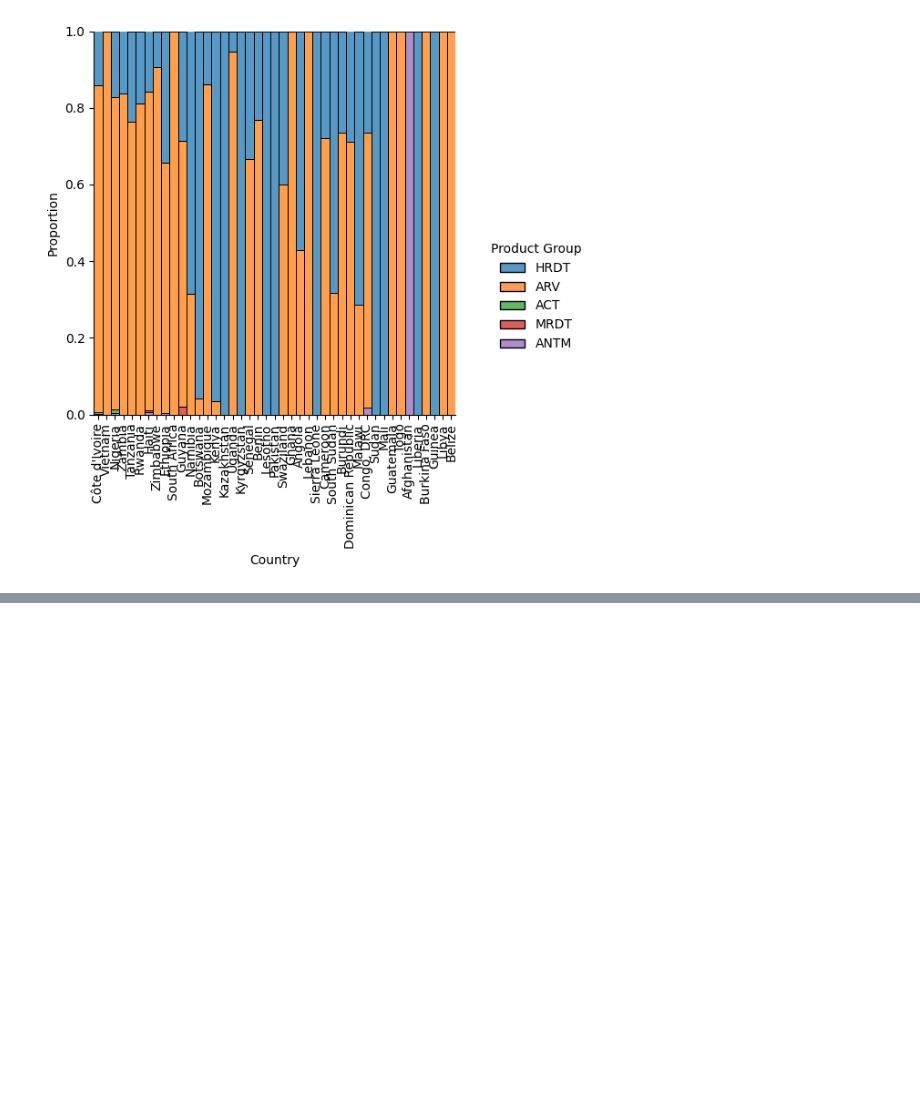
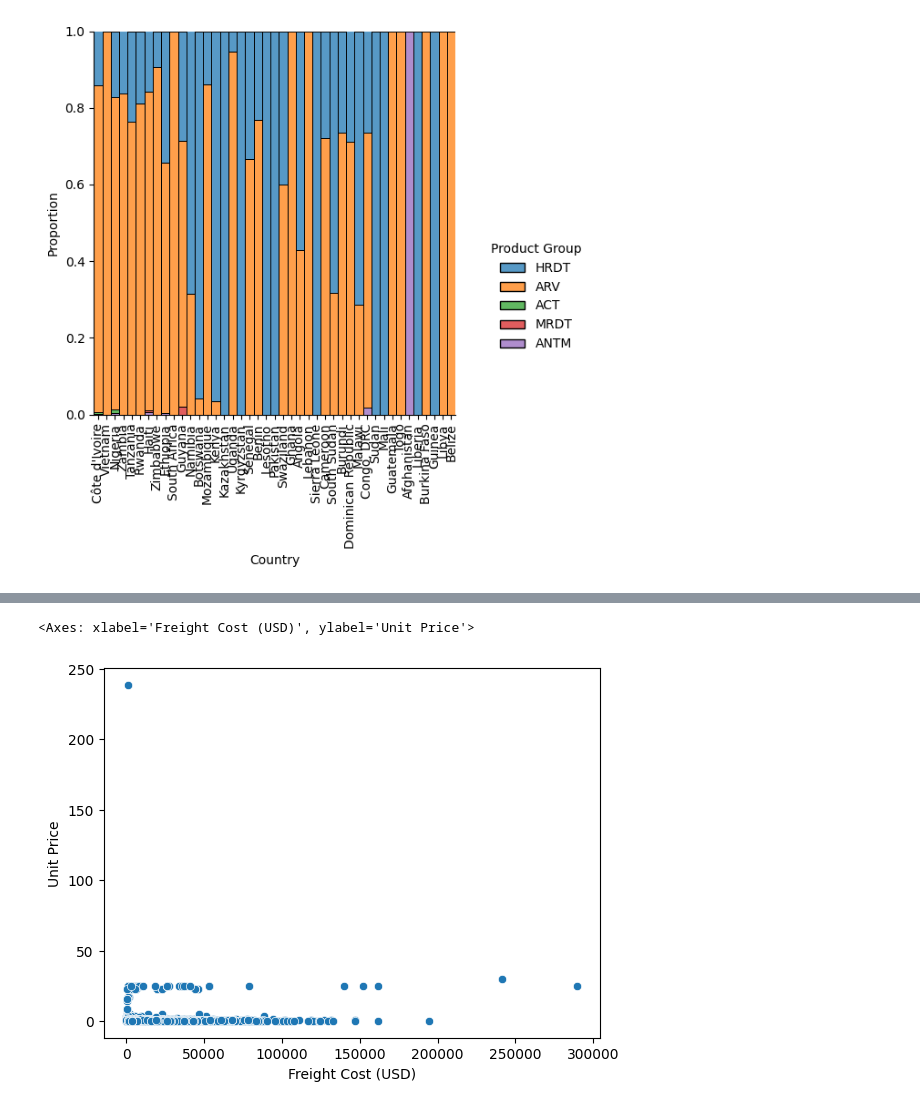
Before and after one commit to CognizantDS/AgenticSupply, a Jupyter notebook: docs/exploratory_analysis.ipynb, the cells around one changed output, grey strips where cells are left out. Cells and saved outputs as stored; diff of their text form; code cells hidden in the pictures; blank space fills up the shorter version.

```diff
--- a/docs/exploratory_analysis.ipynb
+++ b/docs/exploratory_analysis.ipynb
@@ -130,0 +185,5 @@ AttributeError: Rectangle.set() got an unexpected keyword argument 'multiple'
+# %%
+sns.scatterplot(data=dataset_unit_price, x="Freight Cost (USD)", y="Unit Price")
+# %% [output]
+<Axes: xlabel='Freight Cost (USD)', ylabel='Unit Price'>
+[figure, added]
```
Also changed, not shown: parts of 16 cells of this notebook, 2 other files.
